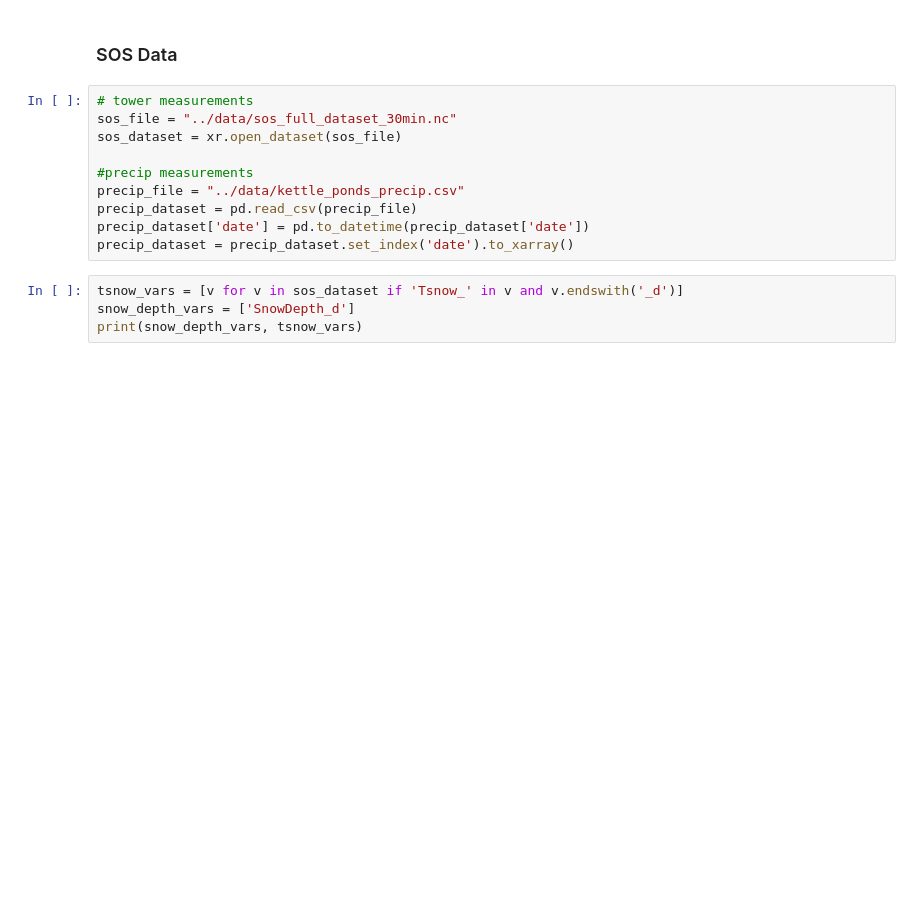
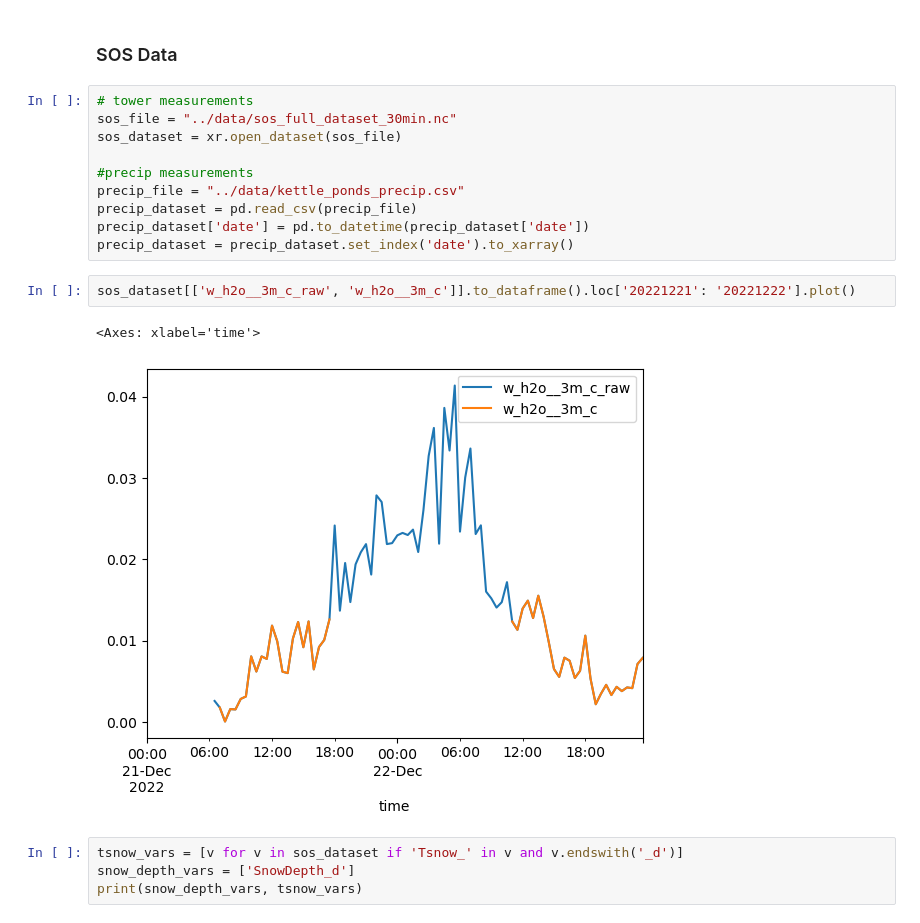
Before and after one commit to Mountain-Hydrology-Research-Group/snow-hydrology, a Jupyter notebook: modules/lab7/lab7-1.ipynb, the cells around one changed output. Saved outputs shown, nothing was run; the diff lists cells and outputs as text; blank space fills up the shorter version.

```diff
--- a/modules/lab7/lab7-1.ipynb
+++ b/modules/lab7/lab7-1.ipynb
@@ -25,6 +25,11 @@ precip_file = "../data/kettle_ponds_precip.csv"
 precip_dataset = pd.read_csv(precip_file)
 precip_dataset['date'] = pd.to_datetime(precip_dataset['date'])
 precip_dataset = precip_dataset.set_index('date').to_xarray()
+# %%
+sos_dataset[['w_h2o__3m_c_raw', 'w_h2o__3m_c']].to_dataframe().loc['20221221': '20221222'].plot()
+# %% [output]
+<Axes: xlabel='time'>
+[figure, added]
 # %%
 tsnow_vars = [v for v in sos_dataset if 'Tsnow_' in v and v.endswith('_d')]
 snow_depth_vars = ['SnowDepth_d']
```
Also changed, not shown: 1 other file.
